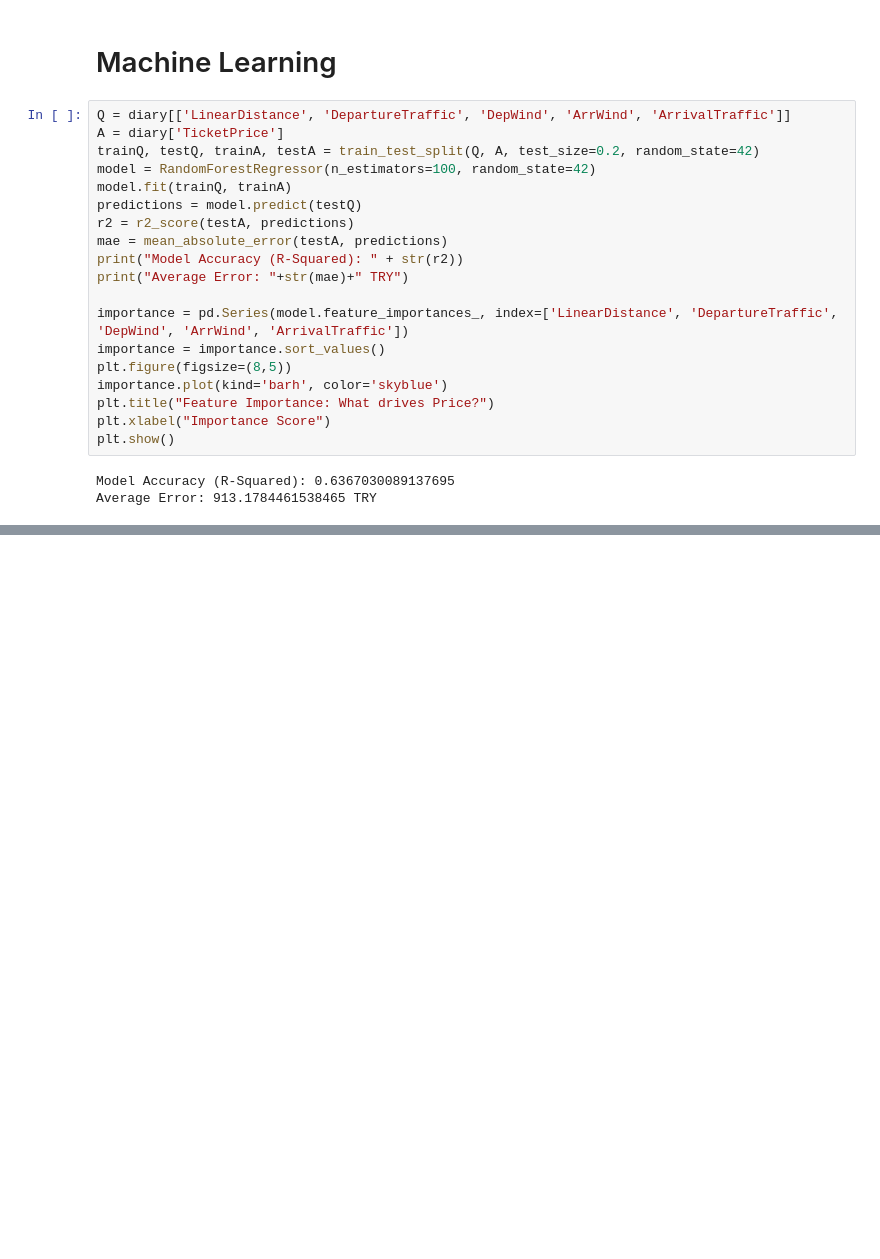
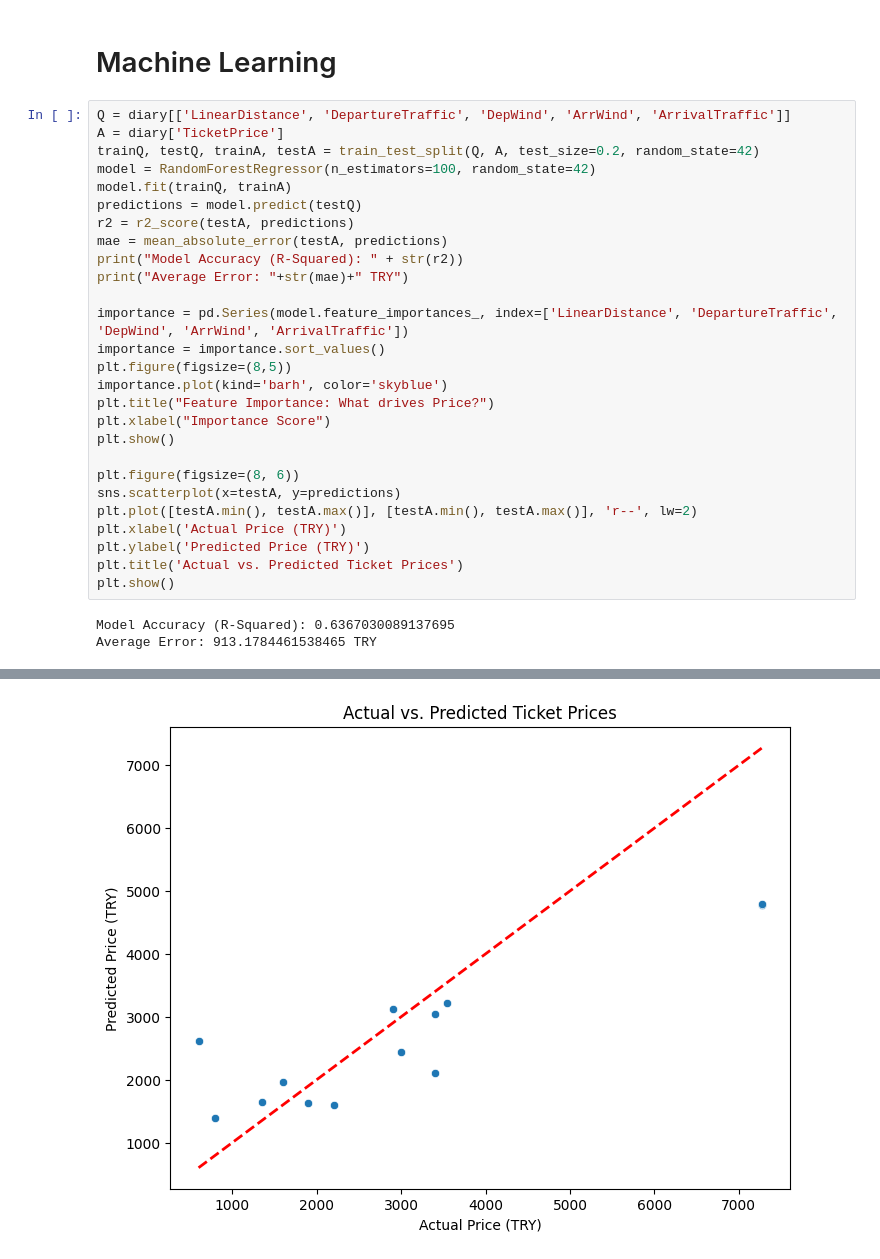
Before and after one commit to YouTube-101/data-sci-project, a Jupyter notebook: source.ipynb, the cells around one changed output, grey strips where cells are left out. Cells and saved outputs as stored; diff of their text form; blank space fills up the shorter version.

```diff
--- a/source.ipynb
+++ b/source.ipynb
@@ -426,23 +426,32 @@ plt.show()
 # %%
 Q = diary[['LinearDistance', 'DepartureTraffic', 'DepWind', 'ArrWind', 'ArrivalTraffic']]
 A = diary['TicketPrice']
 trainQ, testQ, trainA, testA = train_test_split(Q, A, test_size=0.2, random_state=42)
 model = RandomForestRegressor(n_estimators=100, random_state=42)
 model.fit(trainQ, trainA)
 predictions = model.predict(testQ)
 r2 = r2_score(testA, predictions)
 mae = mean_absolute_error(testA, predictions)
 print("Model Accuracy (R-Squared): " + str(r2))
 print("Average Error: "+str(mae)+" TRY")
 
 importance = pd.Series(model.feature_importances_, index=['LinearDistance', 'DepartureTraffic', 'DepWind', 'ArrWind', 'ArrivalTraffic'])
 importance = importance.sort_values()
 plt.figure(figsize=(8,5))
 importance.plot(kind='barh', color='skyblue')
 plt.title("Feature Importance: What drives Price?")
 plt.xlabel("Importance Score")
 plt.show()
+
+plt.figure(figsize=(8, 6))
+sns.scatterplot(x=testA, y=predictions)
+plt.plot([testA.min(), testA.max()], [testA.min(), testA.max()], 'r--', lw=2)
+plt.xlabel('Actual Price (TRY)')
+plt.ylabel('Predicted Price (TRY)')
+plt.title('Actual vs. Predicted Ticket Prices')
+plt.show()
 # %% [output]
 Model Accuracy (R-Squared): 0.6367030089137695
 Average Error: 913.1784461538465 TRY
 [figure]
+[figure, added]
```
Also changed, not shown: 2 other files.
